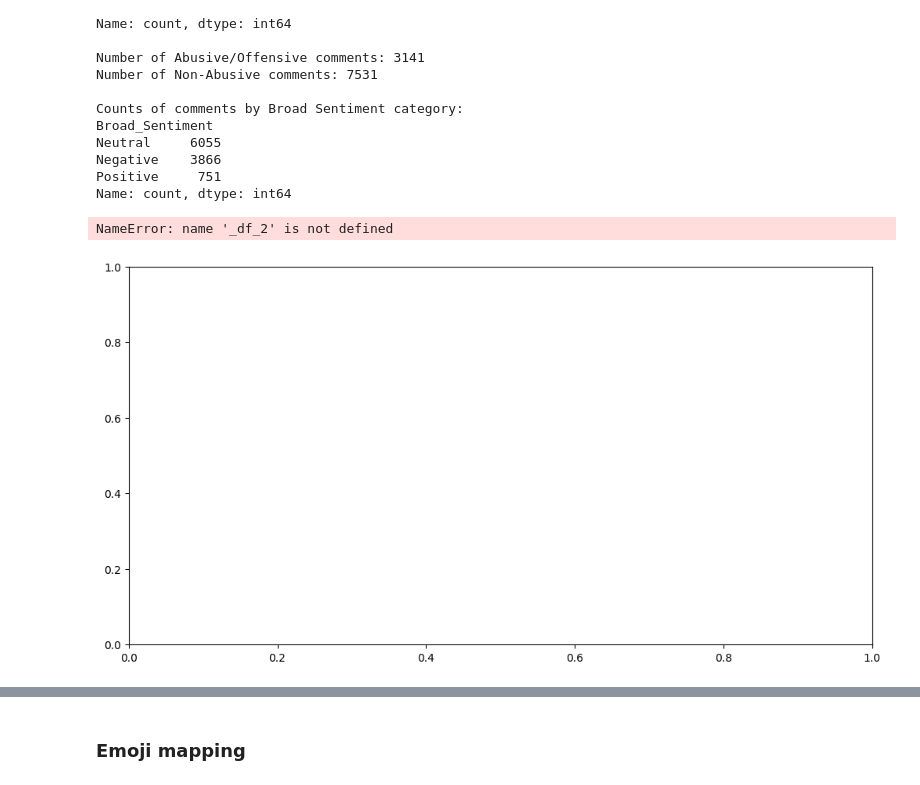
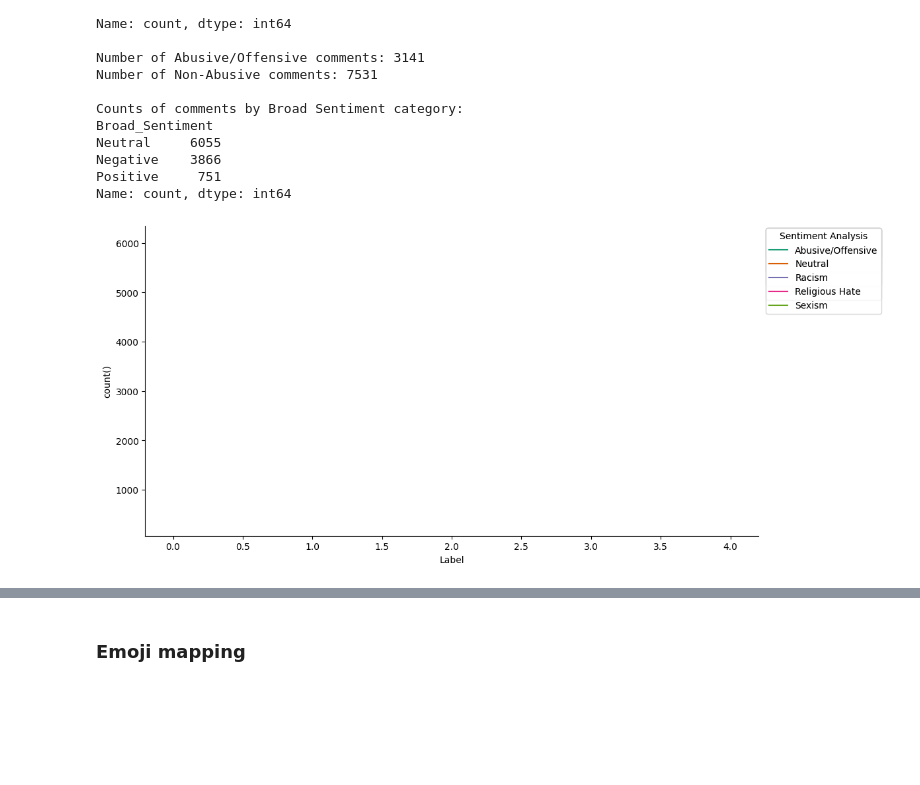
Before and after one commit to jokefun022/First-Project, a Jupyter notebook: Emoji_EDA.ipynb, the cells around one changed output, grey strips where cells are left out. Saved outputs shown, nothing was run; the diff lists cells and outputs as text; code cells hidden in the pictures; blank space fills up the shorter version.

```diff
--- a/Emoji_EDA.ipynb
+++ b/Emoji_EDA.ipynb
@@ -121,27 +100,28 @@ Name: count, dtype: int64
 # %%
 from matplotlib import pyplot as plt
 import seaborn as sns
+
 def _plot_series(series, series_name, series_index=0):
   palette = list(sns.palettes.mpl_palette('Dark2'))
   counted = (series['Label']
                 .value_counts()
               .reset_index(name='counts')
               .rename({'index': 'Label'}, axis=1)
               .sort_values('Label', ascending=True))
   xs = counted['Label']
   ys = counted['counts']
   plt.plot(xs, ys, label=series_name, color=palette[series_index % len(palette)])
 
 fig, ax = plt.subplots(figsize=(10, 5.2), layout='constrained')
-df_sorted = _df_2.sort_values('Label', ascending=True)
+# Use the correct DataFrame 'df' instead of '_df_2'
+df_sorted = df.sort_values('Label', ascending=True)
 for i, (series_name, series) in enumerate(df_sorted.groupby('Sentiment Analysis')):
   _plot_series(series, series_name, i)
   fig.legend(title='Sentiment Analysis', bbox_to_anchor=(1, 1), loc='upper left')
 sns.despine(fig=fig, ax=ax)
 plt.xlabel('Label')
 _ = plt.ylabel('count()')
 # %% [output]
-NameError: name '_df_2' is not defined
-[figure, old version]
+[figure, new version]
 # %%
 from matplotlib import pyplot as plt
```
Also changed, not shown: parts of 20 cells of this notebook.
